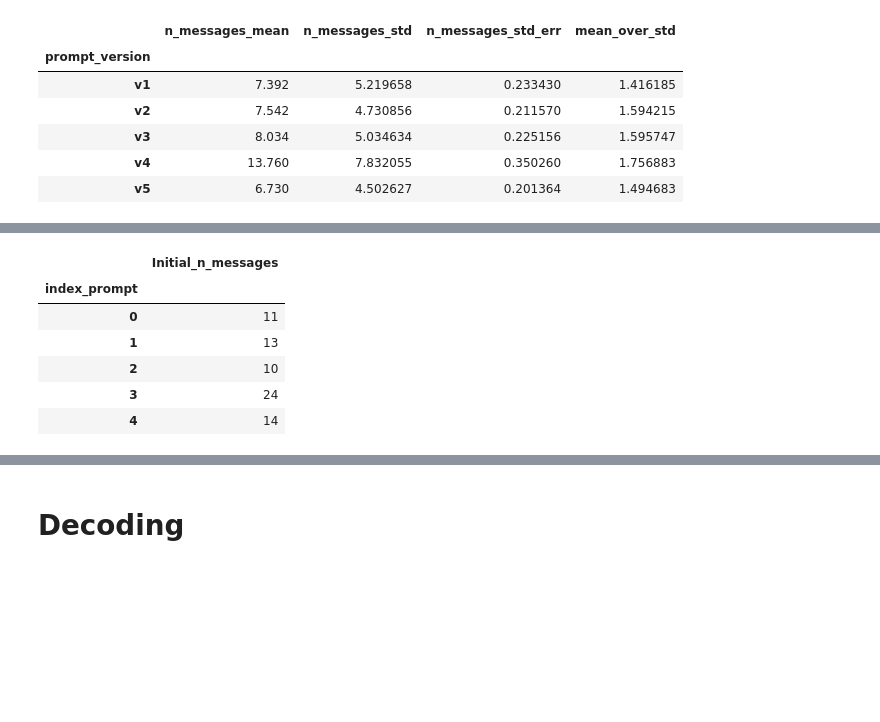
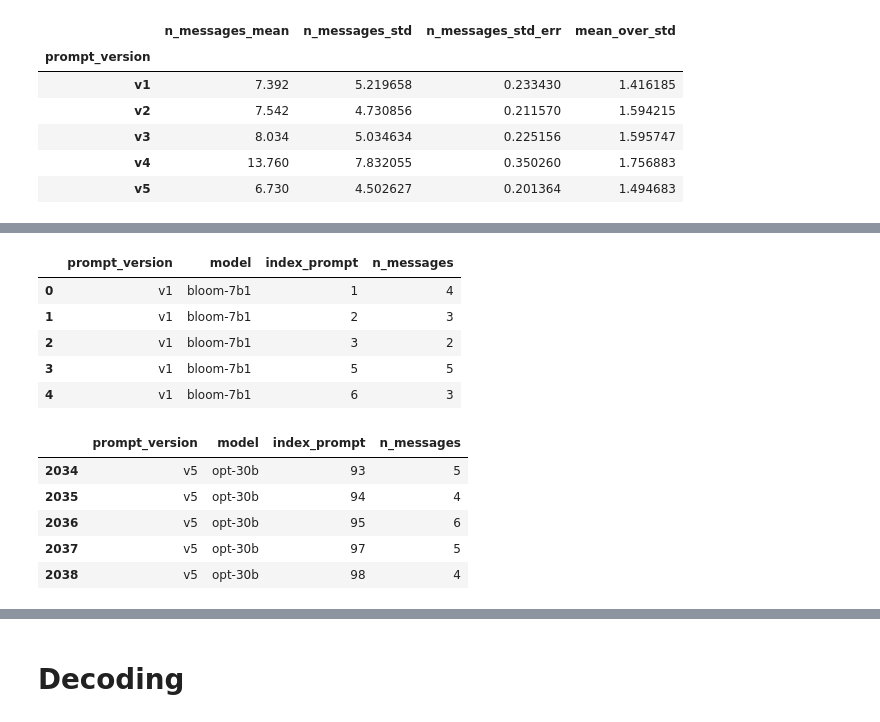
Before and after one commit to thepanlab/smoking_cessation_messages, a Jupyter notebook: scripts/summary tables repetition and criteria.ipynb, the cells around one changed output, grey strips where cells are left out. Saved outputs shown, nothing was run; the diff lists cells and outputs as text; code cells hidden in the pictures; blank space fills up the shorter version.

```diff
--- a/scripts/summary tables repetition and criteria.ipynb
+++ b/scripts/summary tables repetition and criteria.ipynb
@@ -566,4 +440,4 @@ df_initial_temp = pd.read_csv("/home/pcallec/smoking_cessation_messages/results/
 # %%
-df_prompt_initial = df_initial_temp.groupby(["index_prompt"]).count()
-df_prompt_initial.head()
+df_messages_filtered_count = df_all_messages.groupby(["prompt_version", "model", "index_prompt"]).count()
+df_messages_filtered_count.head()
 # %% [output]
@@ -587,0 +451,2 @@ df_prompt_initial.head()
+# %%
+df_messages_filtered_count.reset_index(inplace=True, drop=False)
@@ -588,2 +469,6 @@ df_prompt_initial.head()
+# %%
+df_messages_filtered_count_subset = df_messages_filtered_count[["prompt_version", "model",
+                                                                "index_prompt", "Message"]]
 # %%
-df_prompt_initial = df_prompt_initial.rename(columns={"Message": "Initial_n_messages"})
+df_messages_filtered_count_subset = df_messages_filtered_count_subset.rename(columns={"Message": "n_messages"})
+df_messages_filtered_count_subset
@@ -628,10 +489,18 @@ df_prompt_blank
 # %%
-df_prompt_initial.head()
+df_messages_filtered_count_subset.head()
 # %% [output]
-|  | Initial_n_messages |
-| index_prompt |  |
-| 0 | 11 |
-| 1 | 13 |
-| 2 | 10 |
-| 3 | 24 |
-| 4 | 14 |
+|  | prompt_version | model | index_prompt | n_messages |
+| 0 | v1 | bloom-7b1 | 1 | 4 |
+| 1 | v1 | bloom-7b1 | 2 | 3 |
+| 2 | v1 | bloom-7b1 | 3 | 2 |
+| 3 | v1 | bloom-7b1 | 5 | 5 |
+| 4 | v1 | bloom-7b1 | 6 | 3 |
+# %%
+df_messages_filtered_count_subset.tail()
+# %% [output]
+|  | prompt_version | model | index_prompt | n_messages |
+| 2034 | v5 | opt-30b | 93 | 5 |
+| 2035 | v5 | opt-30b | 94 | 4 |
+| 2036 | v5 | opt-30b | 95 | 6 |
+| 2037 | v5 | opt-30b | 97 | 5 |
+| 2038 | v5 | opt-30b | 98 | 4 |
```
Also changed, not shown: parts of 124 cells of this notebook.
